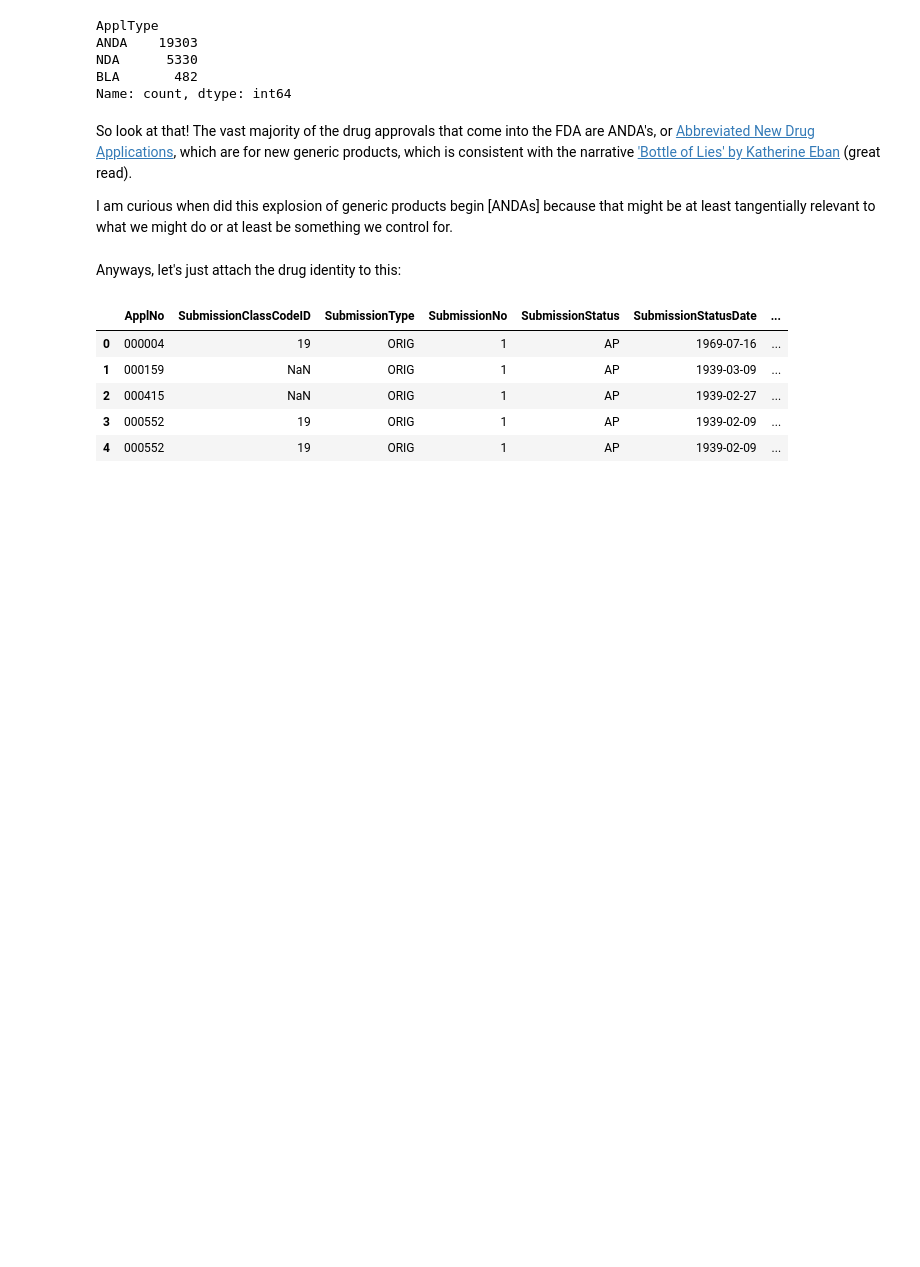
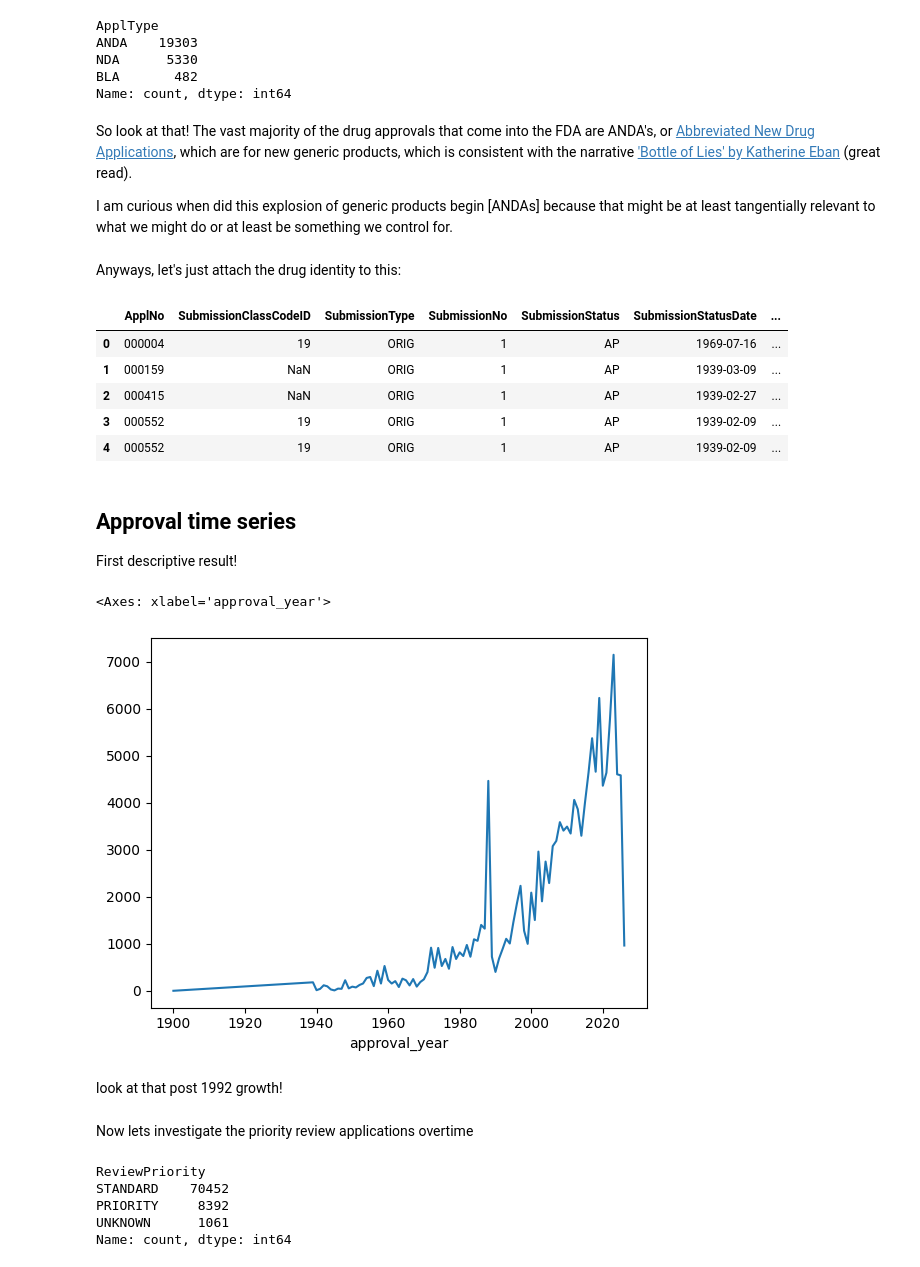
Before and after one commit to adelatorre2/adlt-econ580-thesis, a Jupyter notebook: code/notebooks/01_fda_backbone_and_scope.ipynb, the cells around one changed output. Drawn from its saved outputs; the diff is of its cells as text; code cells hidden in the pictures; blank space fills up the shorter version.

```diff
--- a/code/notebooks/01_fda_backbone_and_scope.ipynb
+++ b/code/notebooks/01_fda_backbone_and_scope.ipynb
@@ -473,3 +473,25 @@ approvals.head()
 | 2 | 000415 | NaN | ORIG | 1 | AP | 1939-02-27 | ... |
 | 3 | 000552 | 19 | ORIG | 1 | AP | 1939-02-09 | ... |
 | 4 | 000552 | 19 | ORIG | 1 | AP | 1939-02-09 | ... |
+# %% [markdown]
+## Approval time series
+First descriptive result!
+# %%
+approvals_by_year = approvals.groupby("approval_year").size()
+
+approvals_by_year.plot()
+# %% [output]
+<Axes: xlabel='approval_year'>
+[figure, added]
+# %% [markdown]
+look at that post 1992 growth!
+# %% [markdown]
+Now lets investigate the priority review applications overtime
+# %%
+approvals["ReviewPriority"].value_counts()
+# %% [output]
+ReviewPriority
+STANDARD    70452
+PRIORITY     8392
+UNKNOWN      1061
+Name: count, dtype: int64
```
Also changed, not shown: parts of 1 cell of this notebook.
